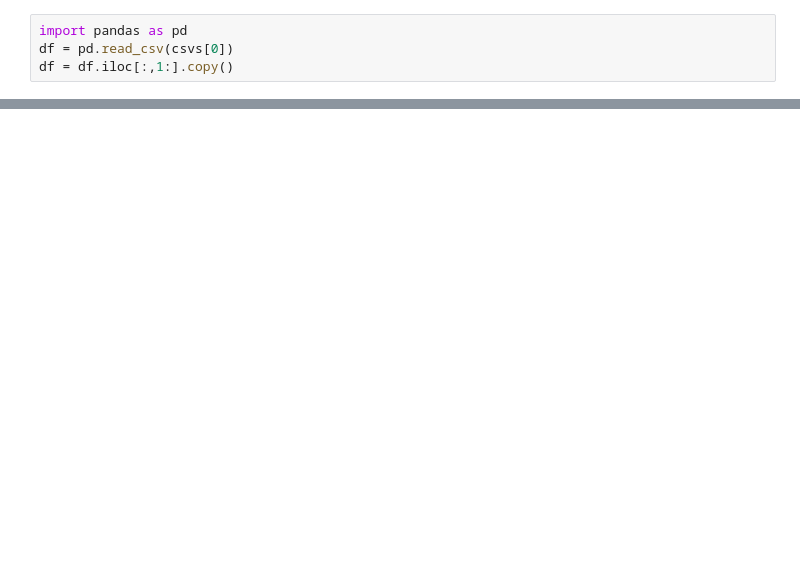
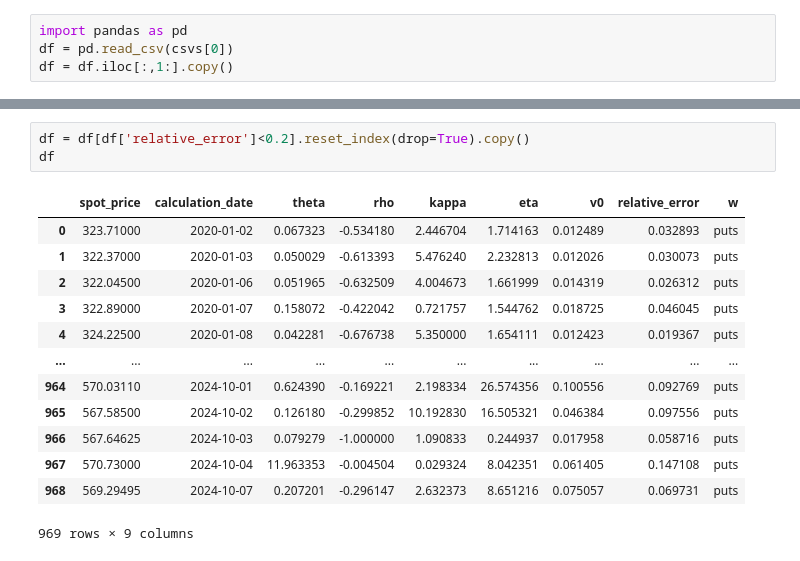
Before and after one commit to boomelage/machine-learning-option-pricing, a Jupyter notebook: historical_data/historical_av_calibrations/historical_av_calibration_testing.ipynb, the cells around one changed output, grey strips where cells are left out. Drawn from its saved outputs; the diff is of its cells as text; blank space fills up the shorter version.

```diff
--- a/historical_data/historical_av_calibrations/historical_av_calibration_testing.ipynb
+++ b/historical_data/historical_av_calibrations/historical_av_calibration_testing.ipynb
@@ -23,0 +45,17 @@ df.describe()
+# %%
+df = df[df['relative_error']<0.2].reset_index(drop=True).copy()
+df
+# %% [output]
+|  | spot_price | calculation_date | theta | rho | kappa | eta | v0 | relative_error | w |
+| 0 | 323.71000 | 2020-01-02 | 0.067323 | -0.534180 | 2.446704 | 1.714163 | 0.012489 | 0.032893 | puts |
+| 1 | 322.37000 | 2020-01-03 | 0.050029 | -0.613393 | 5.476240 | 2.232813 | 0.012026 | 0.030073 | puts |
+| 2 | 322.04500 | 2020-01-06 | 0.051965 | -0.632509 | 4.004673 | 1.661999 | 0.014319 | 0.026312 | puts |
+| 3 | 322.89000 | 2020-01-07 | 0.158072 | -0.422042 | 0.721757 | 1.544762 | 0.018725 | 0.046045 | puts |
+| 4 | 324.22500 | 2020-01-08 | 0.042281 | -0.676738 | 5.350000 | 1.654111 | 0.012423 | 0.019367 | puts |
+| ... | ... | ... | ... | ... | ... | ... | ... | ... | ... |
+| 964 | 570.03110 | 2024-10-01 | 0.624390 | -0.169221 | 2.198334 | 26.574356 | 0.100556 | 0.092769 | puts |
+| 965 | 567.58500 | 2024-10-02 | 0.126180 | -0.299852 | 10.192830 | 16.505321 | 0.046384 | 0.097556 | puts |
+| 966 | 567.64625 | 2024-10-03 | 0.079279 | -1.000000 | 1.090833 | 0.244937 | 0.017958 | 0.058716 | puts |
+| 967 | 570.73000 | 2024-10-04 | 11.963353 | -0.004504 | 0.029324 | 8.042351 | 0.061405 | 0.147108 | puts |
+| 968 | 569.29495 | 2024-10-07 | 0.207201 | -0.296147 | 2.632373 | 8.651216 | 0.075057 | 0.069731 | puts |
+969 rows × 9 columns
```
Also changed, not shown: parts of 9 cells of this notebook, 1 other file.
